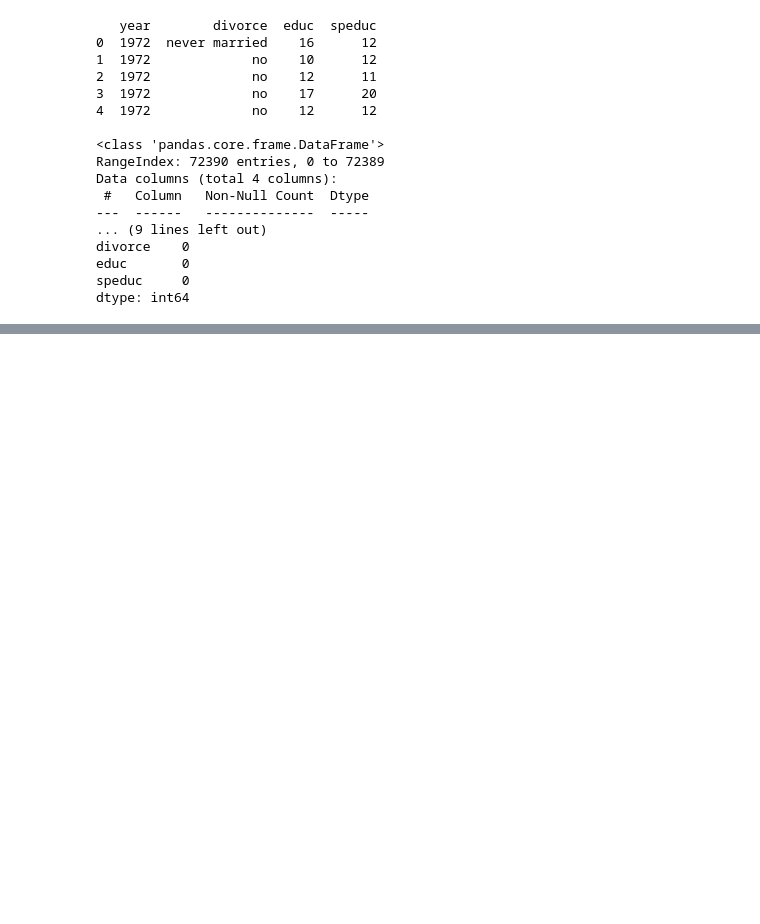
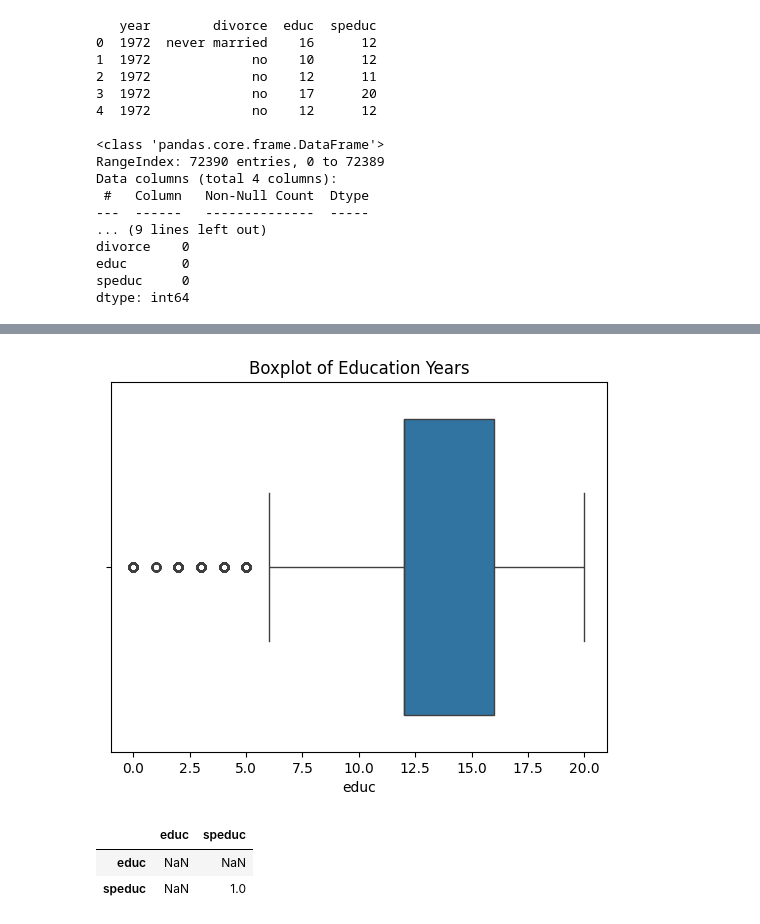
Before and after one commit to KeerHu73/EDA, a Jupyter notebook: lab/gss.ipynb, the cells around one changed output, grey strips where cells are left out. Cells and saved outputs as stored; diff of their text form; code cells hidden in the pictures; blank space fills up the shorter version.

```diff
--- a/lab/gss.ipynb
+++ b/lab/gss.ipynb
@@ -121,0 +161,14 @@ dtype: int64
+# %%
+
+sns.boxplot(x=df['educ'])
+plt.title("Boxplot of Education Years")
+plt.show()
+# %% [output]
+[figure, added]
+# %%
+#This checks if people with similar education tend to marry each other.
+df[['educ', 'speduc']].corr() # Check correlation
+# %% [output]
+|  | educ | speduc |
+| educ | NaN | NaN |
+| speduc | NaN | 1.0 |
```
Also changed, not shown: parts of 3 cells of this notebook.
